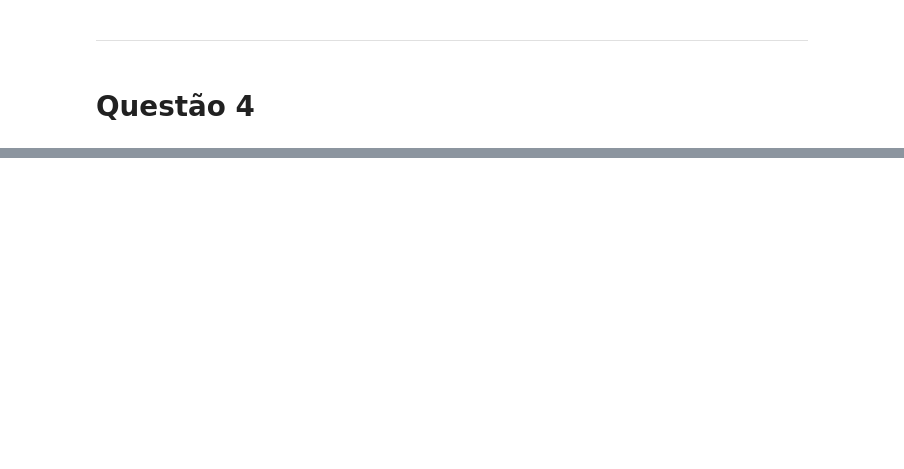
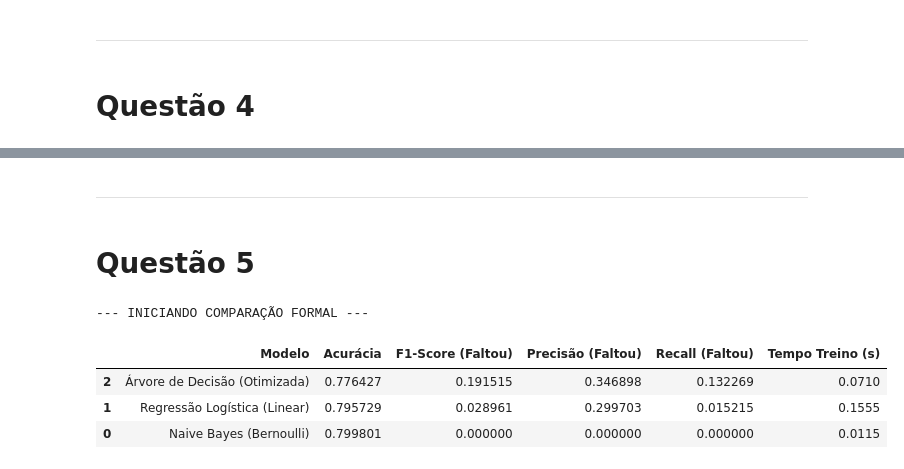
Before and after one commit to leandrowanderley/DataScience_UFAL, a Jupyter notebook: Lista 2/lista.ipynb, the cells around one changed output, grey strips where cells are left out. Saved outputs shown, nothing was run; the diff lists cells and outputs as text; code cells hidden in the pictures; blank space fills up the shorter version.

```diff
--- a/Lista 2/lista.ipynb
+++ b/Lista 2/lista.ipynb
@@ -390,0 +456,47 @@ plt.show()
+# %% [markdown]
+---
+# %% [markdown]
+# Questão 5
+# %%
+from sklearn.linear_model import LogisticRegression
+from sklearn.metrics import f1_score, accuracy_score, precision_score, recall_score
+import time
+
+# 1. Definição dos Modelos para Comparação
+modelos_comparacao = {
+    "Naive Bayes (Bernoulli)": BernoulliNB(),
+    "Regressão Logística (Linear)": LogisticRegression(max_iter=1000, random_state=42),
+    "Árvore de Decisão (Otimizada)": DecisionTreeClassifier(criterion='gini', max_depth=None, min_samples_leaf=2, random_state=42)
+}
+
+resultados_finais = []
+
+print("--- INICIANDO COMPARAÇÃO FORMAL ---")
+
+for nome, modelo in modelos_comparacao.items():
+    # Medindo custo computacional (tempo de treino)[cite: 3]
+    start_time = time.time()
+    modelo.fit(X_train, y_train)
+    end_time = time.time()
+
+    previsoes = modelo.predict(X_test)
+
+    # Registro de Métricas[cite: 3]
+    resultados_finais.append({
+        "Modelo": nome,
+        "Acurácia": accuracy_score(y_test, previsoes),
+        "F1-Score (Faltou)": f1_score(y_test, previsoes),
+        "Precisão (Faltou)": precision_score(y_test, previsoes, zero_division=0),
+        "Recall (Faltou)": recall_score(y_test, previsoes),
+        "Tempo Treino (s)": round(end_time - start_time, 4)
+    })
+
+# Exibição da Tabela de Métricas[cite: 3]
+df_comparacao = pd.DataFrame(resultados_finais)
+display(df_comparacao.sort_values(by="F1-Score (Faltou)", ascending=False))
+# %% [output]
+--- INICIANDO COMPARAÇÃO FORMAL ---
+|  | Modelo | Acurácia | F1-Score (Faltou) | Precisão (Faltou) | Recall (Faltou) | Tempo Treino (s) |
+| 2 | Árvore de Decisão (Otimizada) | 0.776427 | 0.191515 | 0.346898 | 0.132269 | 0.0710 |
+| 1 | Regressão Logística (Linear) | 0.795729 | 0.028961 | 0.299703 | 0.015215 | 0.1555 |
+| 0 | Naive Bayes (Bernoulli) | 0.799801 | 0.000000 | 0.000000 | 0.000000 | 0.0115 |
```
Also changed, not shown: parts of 29 cells of this notebook.
